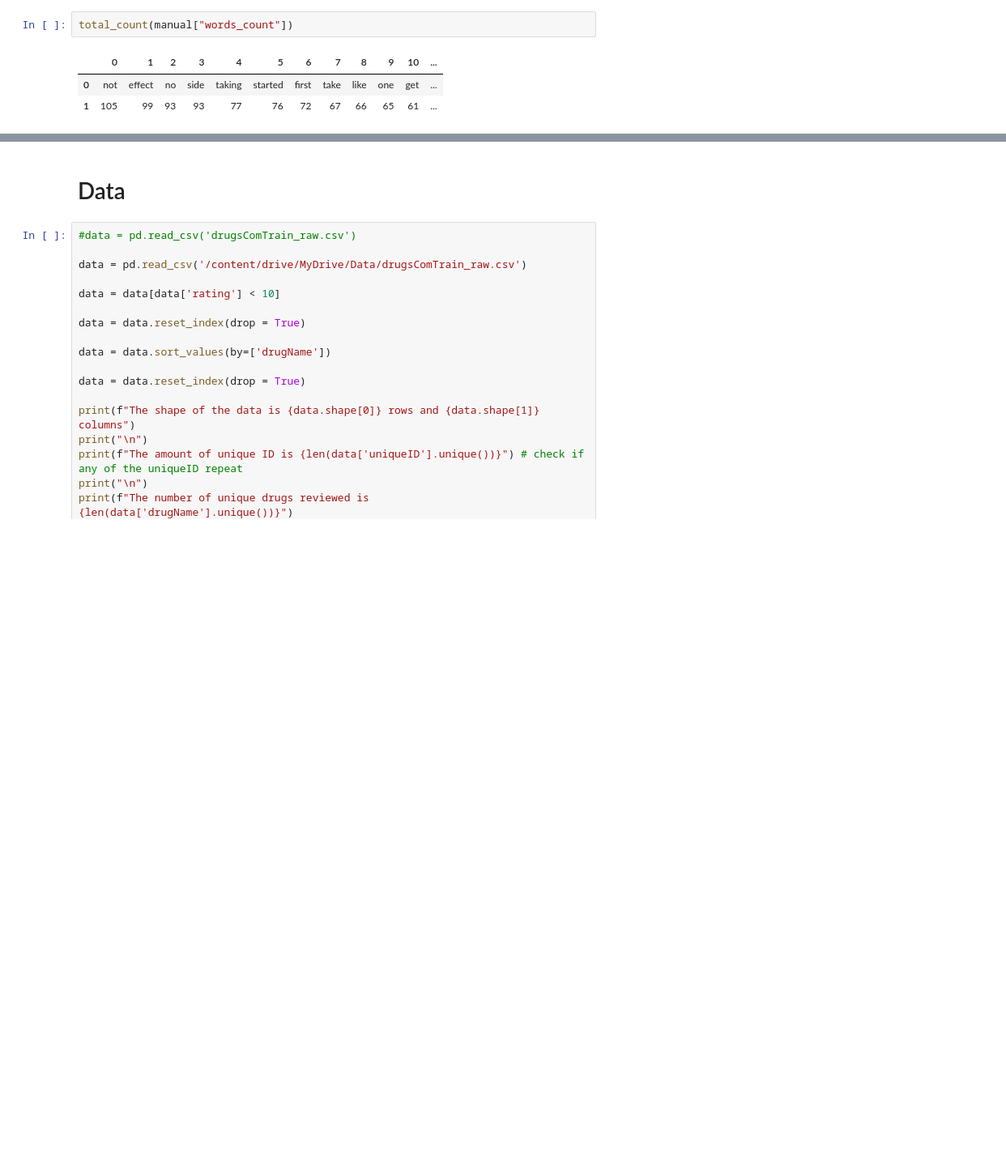
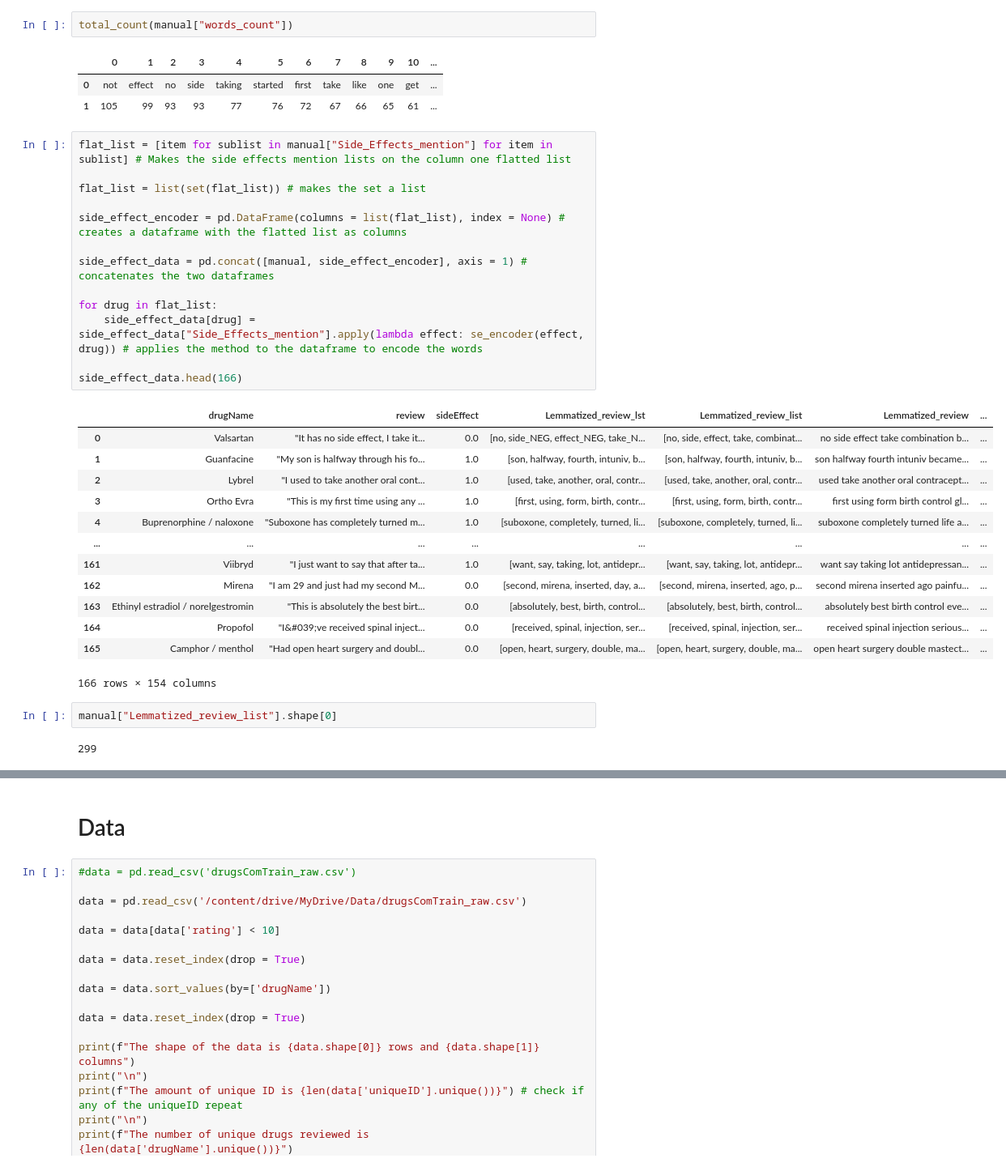
Before and after one commit to hendahmke/adverse_drug_reactions, a Jupyter notebook: notebooks/Adverse_Drug_Events_Custom_Vec_LDA_NMF_SVD.ipynb, the cells around one changed output, grey strips where cells are left out. Shown: that part at 81% size. Cells and saved outputs as stored; diff of their text form; blank space fills up the shorter version.

```diff
--- a/notebooks/Adverse_Drug_Events_Custom_Vec_LDA_NMF_SVD.ipynb
+++ b/notebooks/Adverse_Drug_Events_Custom_Vec_LDA_NMF_SVD.ipynb
@@ -371,3 +391,34 @@ total_count(manual["words_count"])
 |  | 0 | 1 | 2 | 3 | 4 | 5 | 6 | 7 | 8 | 9 | 10 | ... |
 | 0 | not | effect | no | side | taking | started | first | take | like | one | get | ... |
 | 1 | 105 | 99 | 93 | 93 | 77 | 76 | 72 | 67 | 66 | 65 | 61 | ... |
+# %%
+flat_list = [item for sublist in manual["Side_Effects_mention"] for item in sublist] # Makes the side effects mention lists on the column one flatted list
+
+flat_list = list(set(flat_list)) # makes the set a list
+
+side_effect_encoder = pd.DataFrame(columns = list(flat_list), index = None) # creates a dataframe with the flatted list as columns
+
+side_effect_data = pd.concat([manual, side_effect_encoder], axis = 1) # concatenates the two dataframes
+
+for drug in flat_list:
+    side_effect_data[drug] = side_effect_data["Side_Effects_mention"].apply(lambda effect: se_encoder(effect, drug)) # applies the method to the dataframe to encode the words
+
+side_effect_data.head(166)
+# %% [output]
+|  | drugName | review | sideEffect | Lemmatized_review_lst | Lemmatized_review_list | Lemmatized_review | ... |
+| 0 | Valsartan | "It has no side effect, I take it... | 0.0 | [no, side_NEG, effect_NEG, take_N... | [no, side, effect, take, combinat... | no side effect take combination b... | ... |
+| 1 | Guanfacine | "My son is halfway through his fo... | 1.0 | [son, halfway, fourth, intuniv, b... | [son, halfway, fourth, intuniv, b... | son halfway fourth intuniv became... | ... |
+| 2 | Lybrel | "I used to take another oral cont... | 1.0 | [used, take, another, oral, contr... | [used, take, another, oral, contr... | used take another oral contracept... | ... |
+| 3 | Ortho Evra | "This is my first time using any ... | 1.0 | [first, using, form, birth, contr... | [first, using, form, birth, contr... | first using form birth control gl... | ... |
+| 4 | Buprenorphine / naloxone | "Suboxone has completely turned m... | 1.0 | [suboxone, completely, turned, li... | [suboxone, completely, turned, li... | suboxone completely turned life a... | ... |
+| ... | ... | ... | ... | ... | ... | ... | ... |
+| 161 | Viibryd | "I just want to say that after ta... | 1.0 | [want, say, taking, lot, antidepr... | [want, say, taking, lot, antidepr... | want say taking lot antidepressan... | ... |
+| 162 | Mirena | "I am 29 and just had my second M... | 0.0 | [second, mirena, inserted, day, a... | [second, mirena, inserted, ago, p... | second mirena inserted ago painfu... | ... |
+| 163 | Ethinyl estradiol / norelgestromin | "This is absolutely the best birt... | 0.0 | [absolutely, best, birth, control... | [absolutely, best, birth, control... | absolutely best birth control eve... | ... |
+| 164 | Propofol | "I&#039;ve received spinal inject... | 0.0 | [received, spinal, injection, ser... | [received, spinal, injection, ser... | received spinal injection serious... | ... |
+| 165 | Camphor / menthol | "Had open heart surgery and doubl... | 0.0 | [open, heart, surgery, double, ma... | [open, heart, surgery, double, ma... | open heart surgery double mastect... | ... |
+166 rows × 154 columns
+# %%
+manual["Lemmatized_review_list"].shape[0]
+# %% [output]
+299
```
Also changed, not shown: parts of 25 cells of this notebook.
